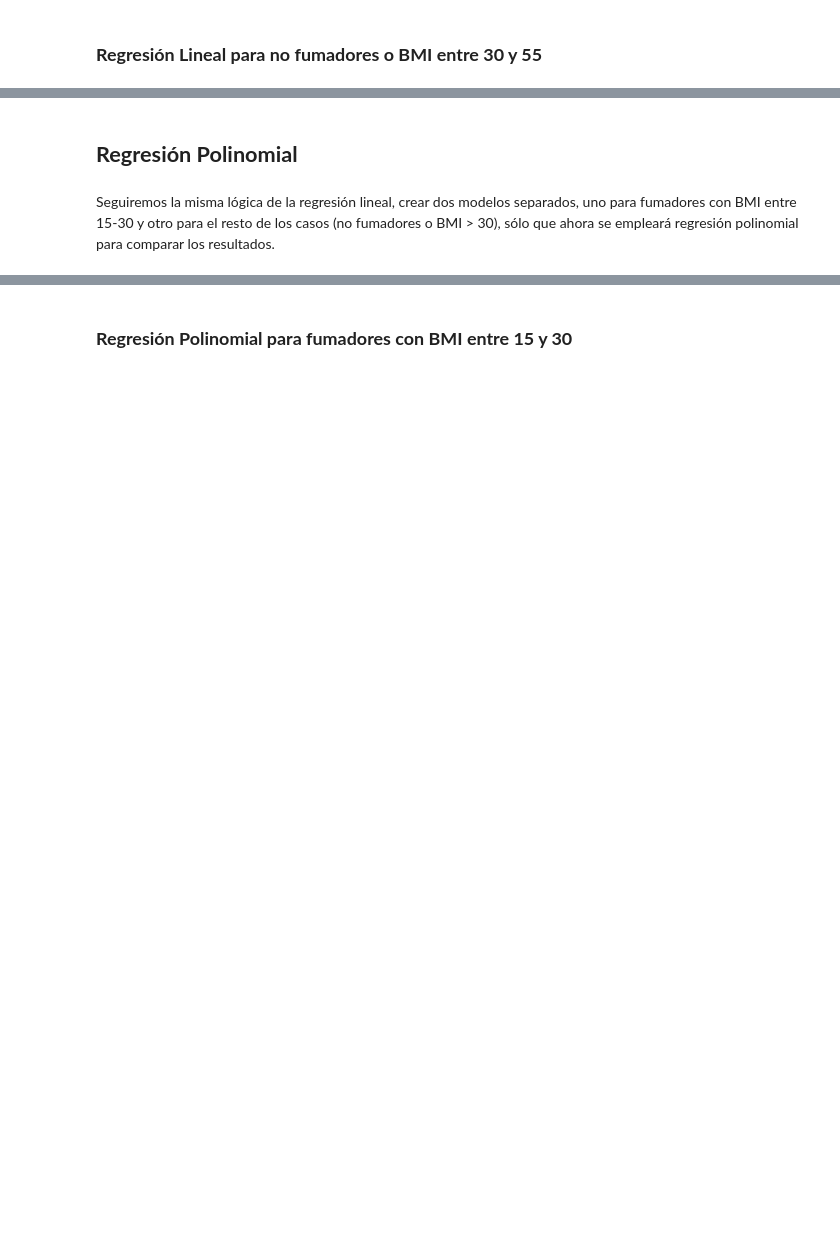
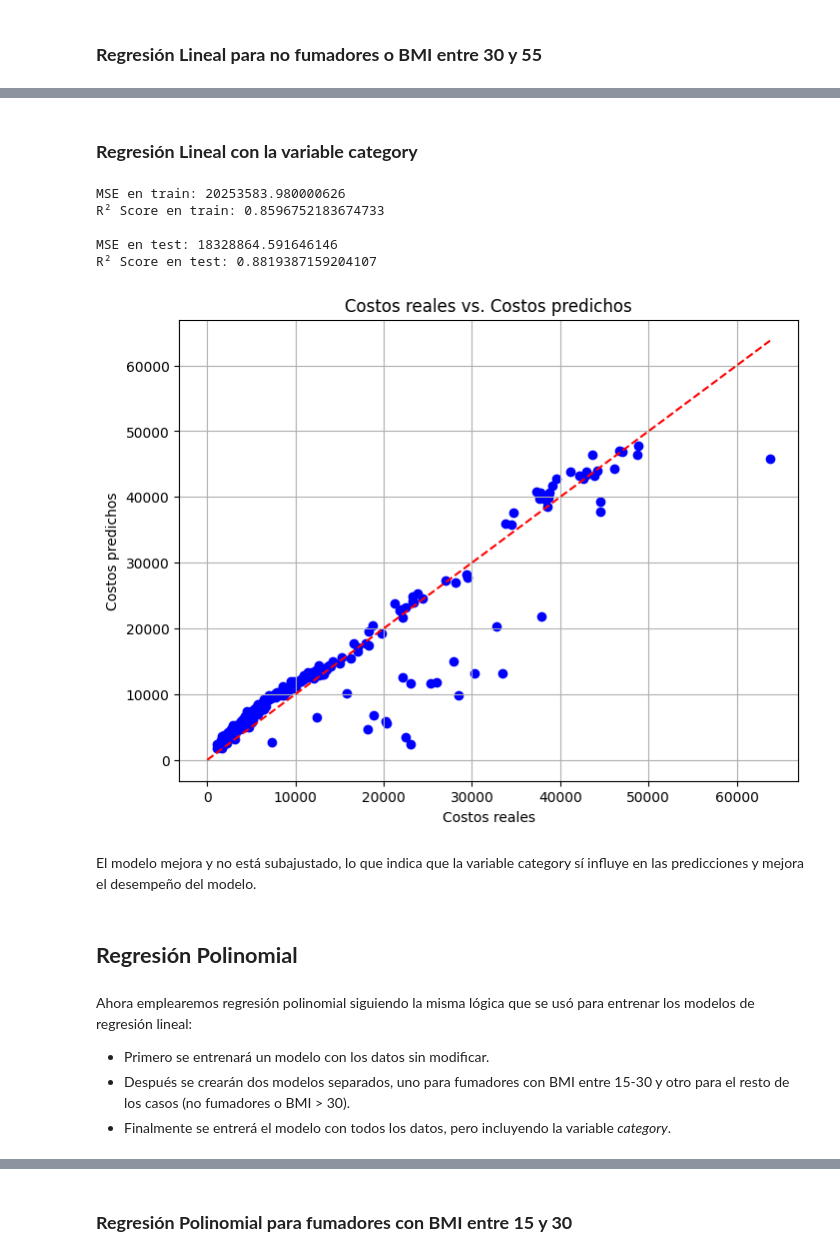
Before and after one commit to yamilemr/Medical-Insurance-Cost-Regression-Analysis, a Jupyter notebook: medical_cost_regression.ipynb, the cells around one changed output, grey strips where cells are left out. Saved outputs shown, nothing was run; the diff lists cells and outputs as text; code cells hidden in the pictures; blank space fills up the shorter version.

```diff
--- a/medical_cost_regression.ipynb
+++ b/medical_cost_regression.ipynb
@@ -302,3 +309,11 @@ df_15 = df[(df['smoker'] == 1) & (df['bmi_category'] == '15-30')]
 
 #Dataset para los demás (no fumadores o BMI > 30)
 df_others = df[(df['smoker'] == 0) | (df['bmi_category'] == '30-55')]
+
+#Dataset con la variable category que indica la clasificación anterior
+df_category = df.copy()
+df_category['category'] = np.where(
+    (df_category['smoker'] == 1) & (df_category['bmi_category'] == '15-30'),
+    0, #Fumadores con BMI entre 15-30
+    1 #Todos los demás (no fumadores o BMI > 30)
+)
@@ -305,2 +332,27 @@ df_others = df[(df['smoker'] == 0) | (df['bmi_category'] == '30-55')]
+# %%
+#Función para realizar regresión lineal (entrenar y evaluar el modelo)
+def linear_regression(df):
+    X = df.drop(['charges', 'bmi_category'], axis=1) #Variables predictoras (todas excepto charges y bmi_category)
+    y = df['charges'] #Variable objetivo
+
+    #Dividir el conjunto de datos en entrenamiento y prueba
+    X_train, X_test, y_train, y_test = train_test_split(X, y, test_size=0.2, random_state=42)
+
+    #Instanciar y entrenar el modelo
+    lr = LinearRegression()
+    lr.fit(X_train, y_train)
+
+    #Predicciones
+    y_pred_train = lr.predict(X_train)
+    y_pred_test = lr.predict(X_test)
+
+    #Evaluar el modelo
+    r2_train = evaluate_model(y_train, y_pred_train, 'train')
+    r2_test = evaluate_model(y_test, y_pred_test, 'test')
+
+    #Graficar los costos reales vs. los predichos
+    plot_actual_predicted(y_test, y_pred_test)
+
+    return r2_train, r2_test
 # %% [markdown]
 ### **Regresión Lineal para fumadores con BMI entre 15 y 30**
@@ -367,4 +381,20 @@ R² Score en test: 0.8507181008776477
+# %% [markdown]
+### **Regresión Lineal con la variable category**
+# %%
+r2_cat_train_lr, r2_cat_test_lr = linear_regression(df_category)
+# %% [output]
+MSE en train: 20253583.980000626
+R² Score en train: 0.8596752183674733
+
+MSE en test: 18328864.591646146
+R² Score en test: 0.8819387159204107
+[figure, added]
+# %% [markdown]
+El modelo mejora y no está subajustado, lo que indica que la variable category sí influye en las predicciones y mejora el desempeño del modelo.
 # %% [markdown]
 ## **Regresión Polinomial**
 # %% [markdown]
-Seguiremos la misma lógica de la regresión lineal, crear dos modelos separados, uno para fumadores con BMI entre 15-30 y otro para el resto de los casos (no fumadores o BMI > 30), sólo que ahora se empleará regresión polinomial para comparar los resultados.
+Ahora emplearemos regresión polinomial siguiendo la misma lógica que se usó para entrenar los modelos de regresión lineal:
+- Primero se entrenará un modelo con los datos sin modificar.
+- Después se crearán dos modelos separados, uno para fumadores con BMI entre 15-30 y otro para el resto de los casos (no fumadores o BMI > 30).
+- Finalmente se entrerá el modelo con todos los datos, pero incluyendo la variable *category*.
```
Also changed, not shown: parts of 36 cells of this notebook.
